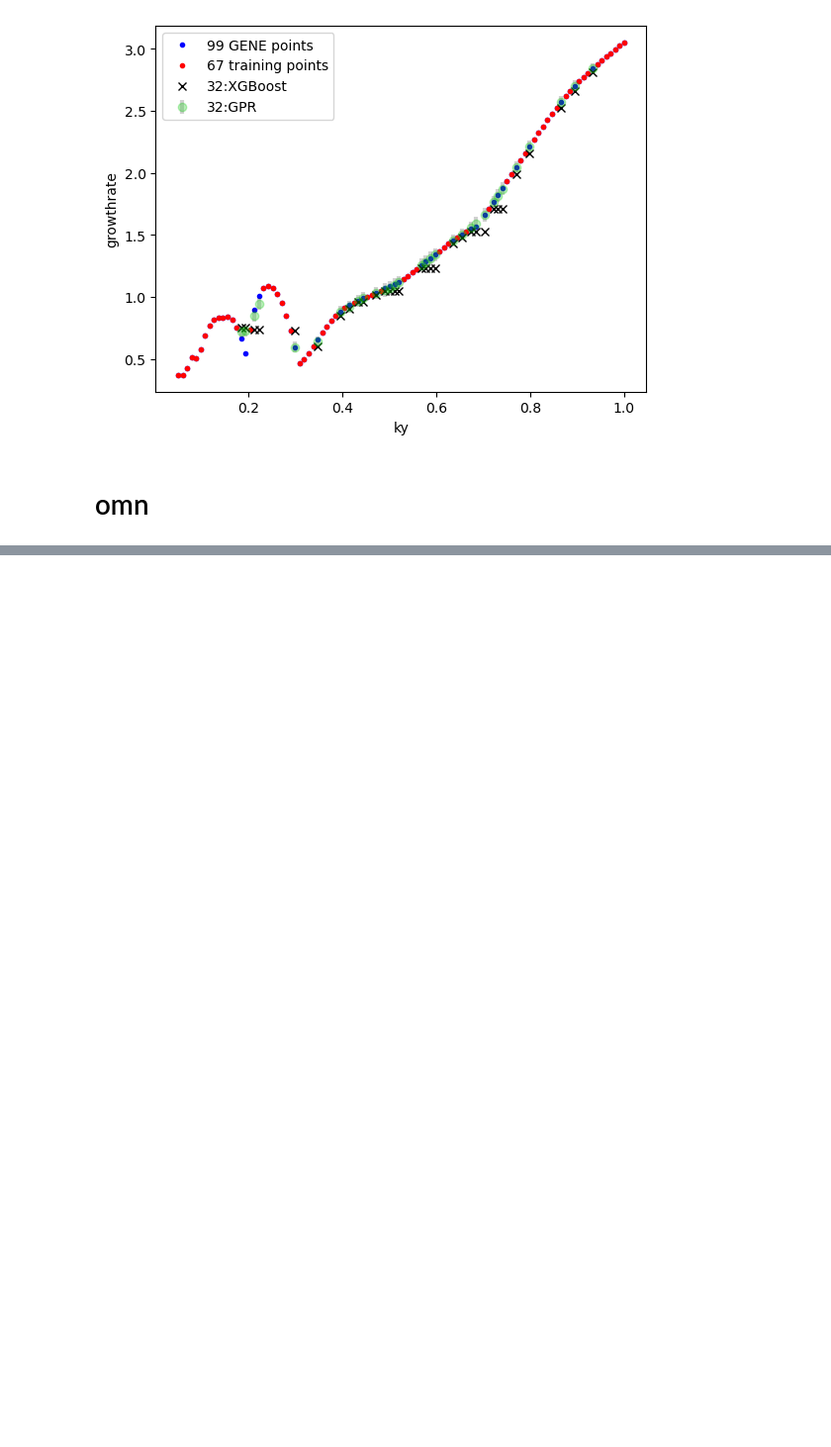
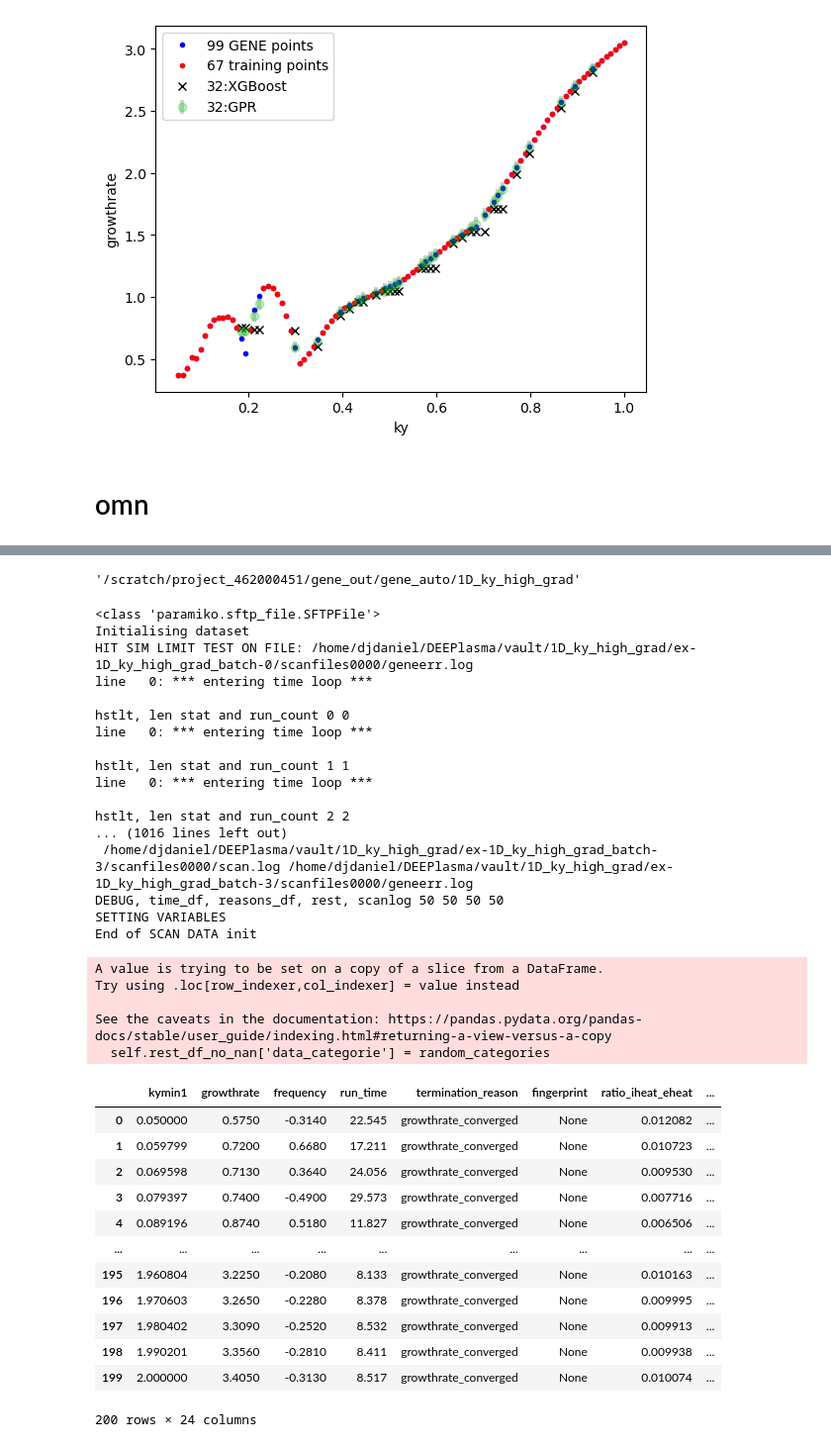
Before and after one commit to DanHarJor/DEEPlasma, a Jupyter notebook: 1D_surrogate.ipynb, the cells around one changed output, grey strips where cells are left out. Shown at 99% size. Saved outputs shown, nothing was run; the diff lists cells and outputs as text; code cells hidden in the pictures; blank space fills up the shorter version.

```diff
--- a/1D_surrogate.ipynb
+++ b/1D_surrogate.ipynb
@@ -671,0 +1079,4 @@ omn_dataset.save('linear_data/omn')
+# %%
+ky_datagen.remote_save_dir
+# %% [output]
+'/scratch/project_462000451/gene_out/gene_auto/1D_ky_high_grad'
@@ -671,0 +1085,47 @@ omn_dataset.save('linear_data/omn')
+# %%
+from GENE_ML.gene_ml.dataset.ScanData import ScanData2
+from GENE_ML.gene_ml.parsers.GENEparser import GENE_scan_parser
+from config import Config
+config = Config()
+
+remote_save_dir = '/scratch/project_462000451/gene_out/gene_auto/1D_ky_high_grad'
+local_save_dir = '/home/djdaniel/DEEPlasma/vault/1D_ky_high_grad'
+parser = GENE_scan_parser(config)
+ky_dataset2 = ScanData2(config, 'code_debug_tester',  parser=parser, save_dir=local_save_dir, split_ratio=[0.1,0,0.9])#[tr,val,te]
+ky_dataset2.df
+# %% [output]
+<class 'paramiko.sftp_file.SFTPFile'>
+Initialising dataset
+HIT SIM LIMIT TEST ON FILE: /home/djdaniel/DEEPlasma/vault/1D_ky_high_grad/ex-1D_ky_high_grad_batch-0/scanfiles0000/geneerr.log
+line   0: *** entering time loop ***
+
+hstlt, len stat and run_count 0 0
+line   0: *** entering time loop ***
+
+hstlt, len stat and run_count 1 1
+line   0: *** entering time loop ***
+
+hstlt, len stat and run_count 2 2
+... (1016 lines left out)
+ /home/djdaniel/DEEPlasma/vault/1D_ky_high_grad/ex-1D_ky_high_grad_batch-3/scanfiles0000/scan.log /home/djdaniel/DEEPlasma/vault/1D_ky_high_grad/ex-1D_ky_high_grad_batch-3/scanfiles0000/geneerr.log
+DEBUG, time_df, reasons_df, rest, scanlog 50 50 50 50
+SETTING VARIABLES
+End of SCAN DATA init
+A value is trying to be set on a copy of a slice from a DataFrame.
+Try using .loc[row_indexer,col_indexer] = value instead
+
+See the caveats in the documentation: https://pandas.pydata.org/pandas-docs/stable/user_guide/indexing.html#returning-a-view-versus-a-copy
+  self.rest_df_no_nan['data_categorie'] = random_categories
+|  | kymin1 | growthrate | frequency | run_time | termination_reason | fingerprint | ratio_iheat_eheat | ... |
+| 0 | 0.050000 | 0.5750 | -0.3140 | 22.545 | growthrate_converged | None | 0.012082 | ... |
+| 1 | 0.059799 | 0.7200 | 0.6680 | 17.211 | growthrate_converged | None | 0.010723 | ... |
+| 2 | 0.069598 | 0.7130 | 0.3640 | 24.056 | growthrate_converged | None | 0.009530 | ... |
+| 3 | 0.079397 | 0.7400 | -0.4900 | 29.573 | growthrate_converged | None | 0.007716 | ... |
+| 4 | 0.089196 | 0.8740 | 0.5180 | 11.827 | growthrate_converged | None | 0.006506 | ... |
+| ... | ... | ... | ... | ... | ... | ... | ... | ... |
+| 195 | 1.960804 | 3.2250 | -0.2080 | 8.133 | growthrate_converged | None | 0.010163 | ... |
+| 196 | 1.970603 | 3.2650 | -0.2280 | 8.378 | growthrate_converged | None | 0.009995 | ... |
+| 197 | 1.980402 | 3.3090 | -0.2520 | 8.532 | growthrate_converged | None | 0.009913 | ... |
+| 198 | 1.990201 | 3.3560 | -0.2810 | 8.411 | growthrate_converged | None | 0.009938 | ... |
+| 199 | 2.000000 | 3.4050 | -0.3130 | 8.517 | growthrate_converged | None | 0.010074 | ... |
+200 rows × 24 columns
```
Also changed, not shown: parts of 23 cells of this notebook, 3 other files.
